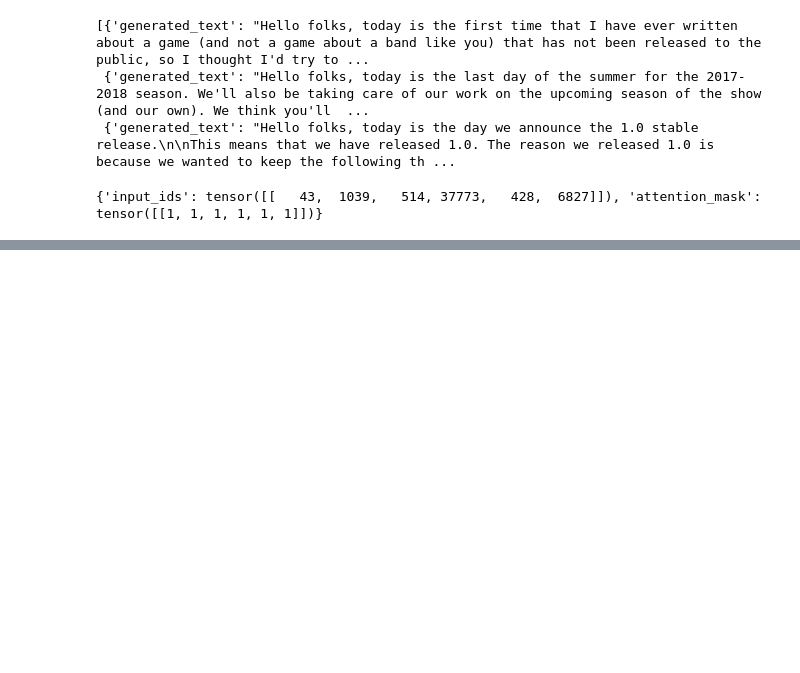
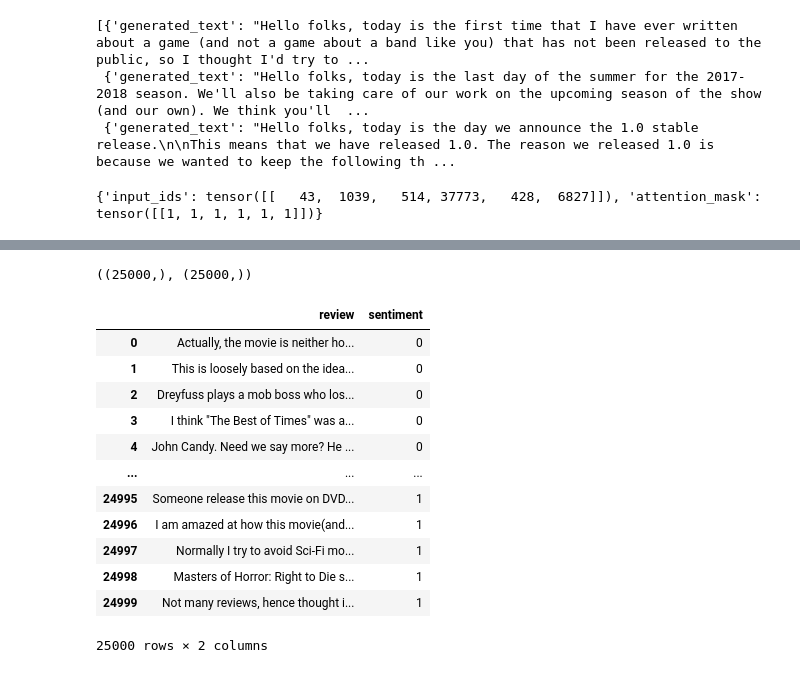
Before and after one commit to Swanger-Iz/ML_pytorch_lessons, a Jupyter notebook: book_rashka/NNs/rnn/transformers_learn.ipynb, the cells around one changed output, grey strips where cells are left out. Drawn from its saved outputs; the diff is of its cells as text; code cells hidden in the pictures; blank space fills up the shorter version.

Commit message:
Prepared data

```diff
--- a/book_rashka/NNs/rnn/transformers_learn.ipynb
+++ b/book_rashka/NNs/rnn/transformers_learn.ipynb
@@ -355,0 +381,33 @@ encoded_input
+# %%
+# url = ("https://github.com/rasbt/machine-learning-book/raw/main/ch08/movie_data.csv.gz")
+# filename = url.split("/")[-1]
+# filename
+
+import os
+import io
+
+root_dir = 'datasets/aclImdb'
+
+def load_amdb_ds(root_dir, split):
+
+    labels = {'neg': 0, 'pos': 1}
+    out_data = []
+    out_labels = []
+
+    for label_name, label_id in labels.items():
+        folder_path = os.path.join(root_dir, split, label_name)
+
+        if not os.path.exists(folder_path): continue
+
+        for file_name in os.listdir(folder_path):
+            file_path = os.path.join(folder_path, file_name)
+
+            with io.open(file_path, 'r', encoding='utf-8') as f:
+                review = f.read()
+                out_labels.append(label_id)
+                out_data.append(review)
+    return out_data, out_labels
+# %%
+train_raw_data, train_raw_labels = load_amdb_ds(root_dir, 'train')
+train_raw_data = pd.Series(train_raw_data)
+train_raw_labels = pd.Series(train_raw_labels)
@@ -355,0 +418,22 @@ encoded_input
+# %%
+train_raw_data.shape, test_raw_data.shape
+# %% [output]
+((25000,), (25000,))
+# %%
+train_df = pd.concat([train_raw_data, train_raw_labels], axis=1)
+train_df = train_df.rename(columns={0:'review', 1: 'sentiment'})
+train_df
+# %% [output]
+|  | review | sentiment |
+| 0 | Actually, the movie is neither ho... | 0 |
+| 1 | This is loosely based on the idea... | 0 |
+| 2 | Dreyfuss plays a mob boss who los... | 0 |
+| 3 | I think "The Best of Times" was a... | 0 |
+| 4 | John Candy. Need we say more? He ... | 0 |
+| ... | ... | ... |
+| 24995 | Someone release this movie on DVD... | 1 |
+| 24996 | I am amazed at how this movie(and... | 1 |
+| 24997 | Normally I try to avoid Sci-Fi mo... | 1 |
+| 24998 | Masters of Horror: Right to Die s... | 1 |
+| 24999 | Not many reviews, hence thought i... | 1 |
+25000 rows × 2 columns
```
Also changed, not shown: parts of 9 cells of this notebook.
